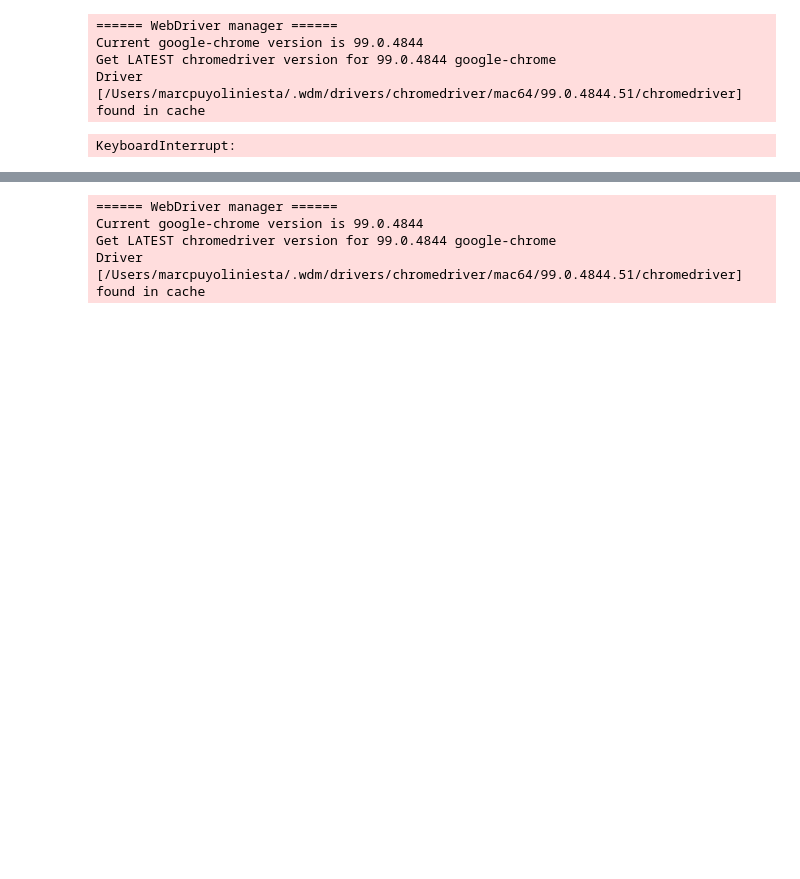
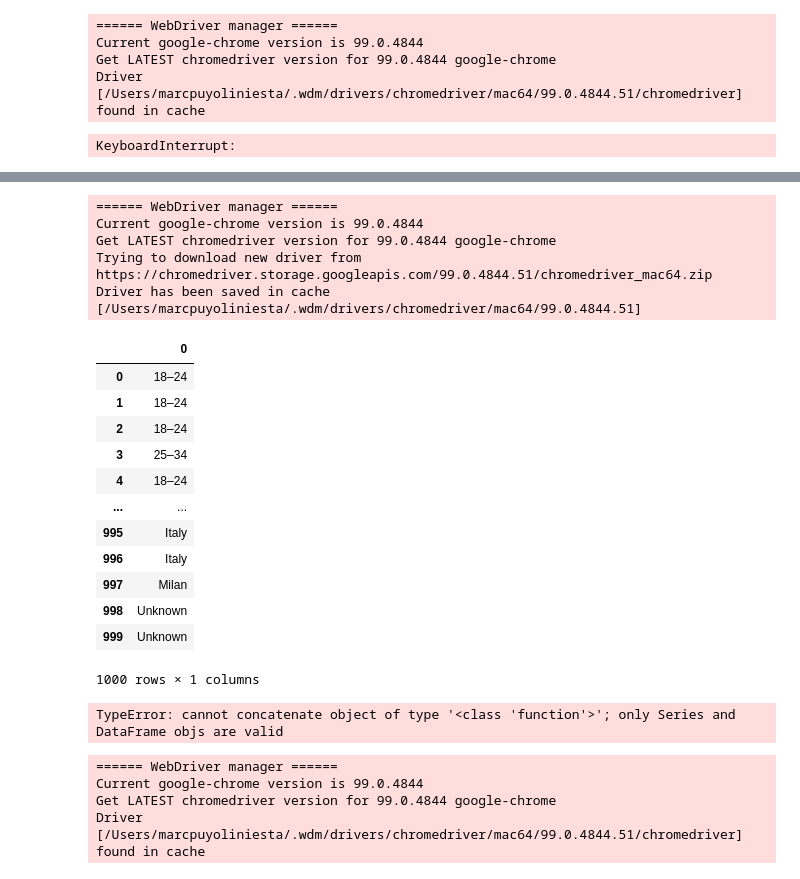
Before and after one commit to MpiPuin12/Marc-Puyol-Iniesta, a Jupyter notebook: Final Project2-3.ipynb, the cells around one changed output, grey strips where cells are left out. Cells and saved outputs as stored; diff of their text form; code cells hidden in the pictures; blank space fills up the shorter version.

```diff
--- a/Final Project2-3.ipynb
+++ b/Final Project2-3.ipynb
@@ -1092,3 +1048,20 @@ def age(x):
+# %%
+def country(x):
+    country=[]
+    df2 = pd.DataFrame(columns = column_names)
+    s=Service(ChromeDriverManager().install())
+    driver = webdriver.Chrome(service=s)
+    for i in tqdm(x):
+        driver.get("https://starngage.com/app/es/influencers/" + i)
+        time.sleep(11)
+        try:
+            content = driver.find_element_by_xpath('/html/body/div[1]/div[1]/div[2]/div/div[1]/div/div[2]/div[2]/div[2]/div').text
+            country.append(content)
+        except:
+            country.append('Unknown')
+
+    country=pd.DataFrame(country)
+    return country
 # %%
 age(diezprimeros['Account2'])
 # %% [output]
@@ -1098,0 +1096,25 @@ Driver [/Users/marcpuyoliniesta/.wdm/drivers/chromedriver/mac64/99.0.4844.51/chr
+# %%
+country(diezprimeros['Account2'])
+# %% [output]
+====== WebDriver manager ======
+Current google-chrome version is 99.0.4844
+Get LATEST chromedriver version for 99.0.4844 google-chrome
+Trying to download new driver from https://chromedriver.storage.googleapis.com/99.0.4844.51/chromedriver_mac64.zip
+Driver has been saved in cache [/Users/marcpuyoliniesta/.wdm/drivers/chromedriver/mac64/99.0.4844.51]
+|  | 0 |
+| 0 | 18–24 |
+| 1 | 18–24 |
+| 2 | 18–24 |
+| 3 | 25–34 |
+| 4 | 18–24 |
+| ... | ... |
+| 995 | Italy |
+| 996 | Italy |
+| 997 | Milan |
+| 998 | Unknown |
+| 999 | Unknown |
+1000 rows × 1 columns
+# %%
+edadpaís=pd.concat([country,age],axis=0).reset_index()
+# %% [output]
+TypeError: cannot concatenate object of type '<class 'function'>'; only Series and DataFrame objs are valid
```
Also changed, not shown: parts of 13 cells of this notebook.
